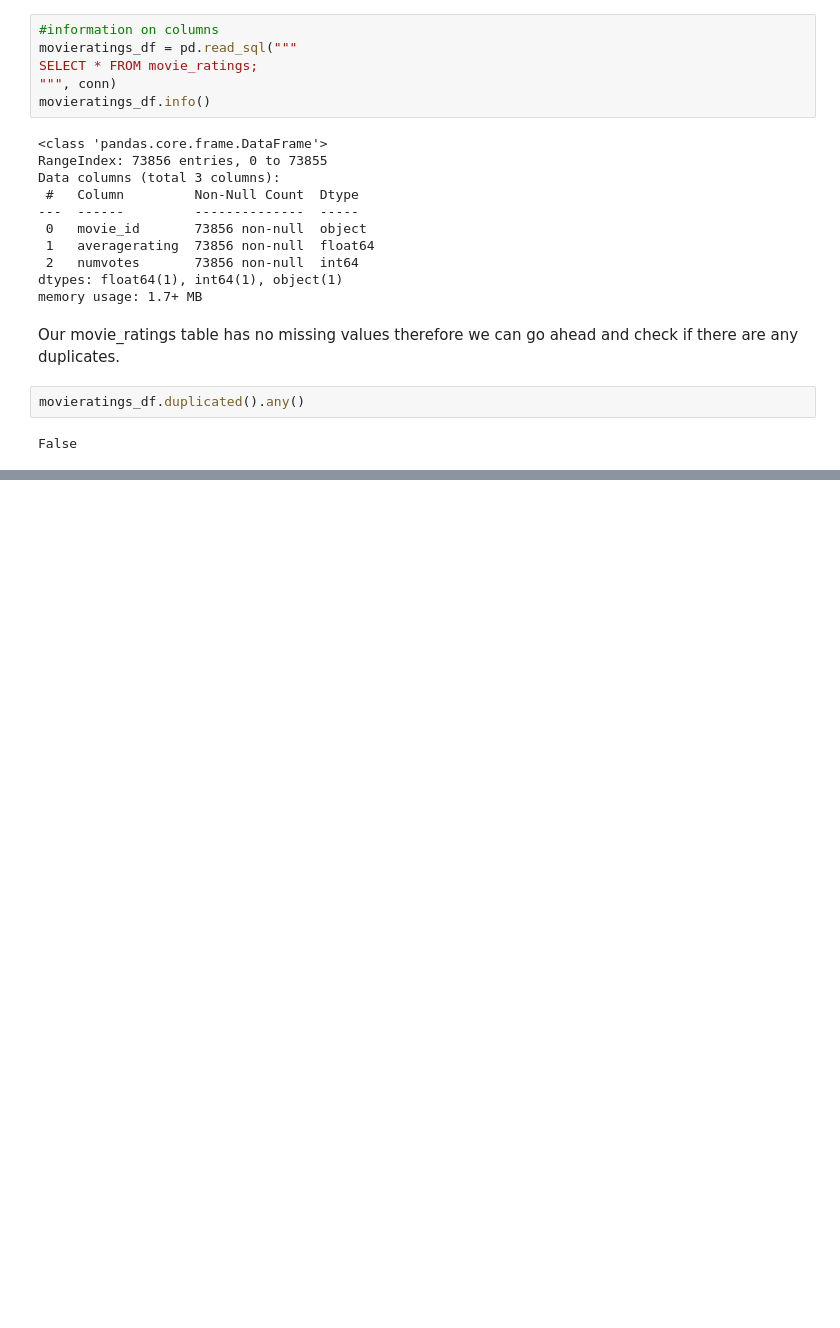
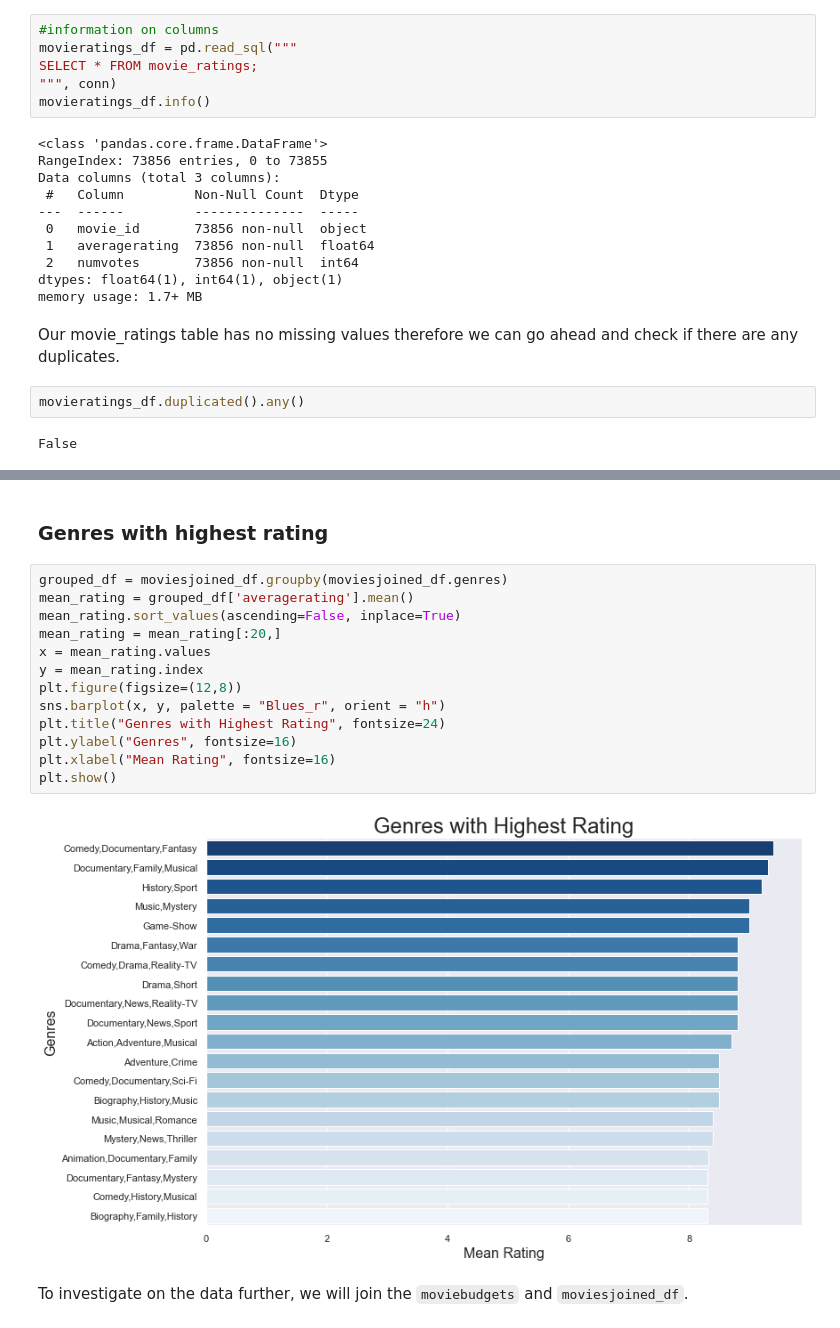
Before and after one commit to Gorreti/movies-analysis, a Jupyter notebook: movies-analysis.ipynb, the cells around one changed output, grey strips where cells are left out. Cells and saved outputs as stored; diff of their text form; blank space fills up the shorter version.

````diff
--- a/movies-analysis.ipynb
+++ b/movies-analysis.ipynb
@@ -578,0 +762,19 @@ False
+# %% [markdown]
+### Genres with highest rating
+# %%
+grouped_df = moviesjoined_df.groupby(moviesjoined_df.genres)
+mean_rating = grouped_df['averagerating'].mean()
+mean_rating.sort_values(ascending=False, inplace=True)
+mean_rating = mean_rating[:20,]
+x = mean_rating.values
+y = mean_rating.index
+plt.figure(figsize=(12,8))
+sns.barplot(x, y, palette = "Blues_r", orient = "h")
+plt.title("Genres with Highest Rating", fontsize=24)
+plt.ylabel("Genres", fontsize=16)
+plt.xlabel("Mean Rating", fontsize=16)
+plt.show()
+# %% [output]
+[figure, added]
+# %% [markdown]
+To investigate on the data further, we will join the ```moviebudgets``` and ```moviesjoined_df```.
````
Also changed, not shown: parts of 61 cells of this notebook.
